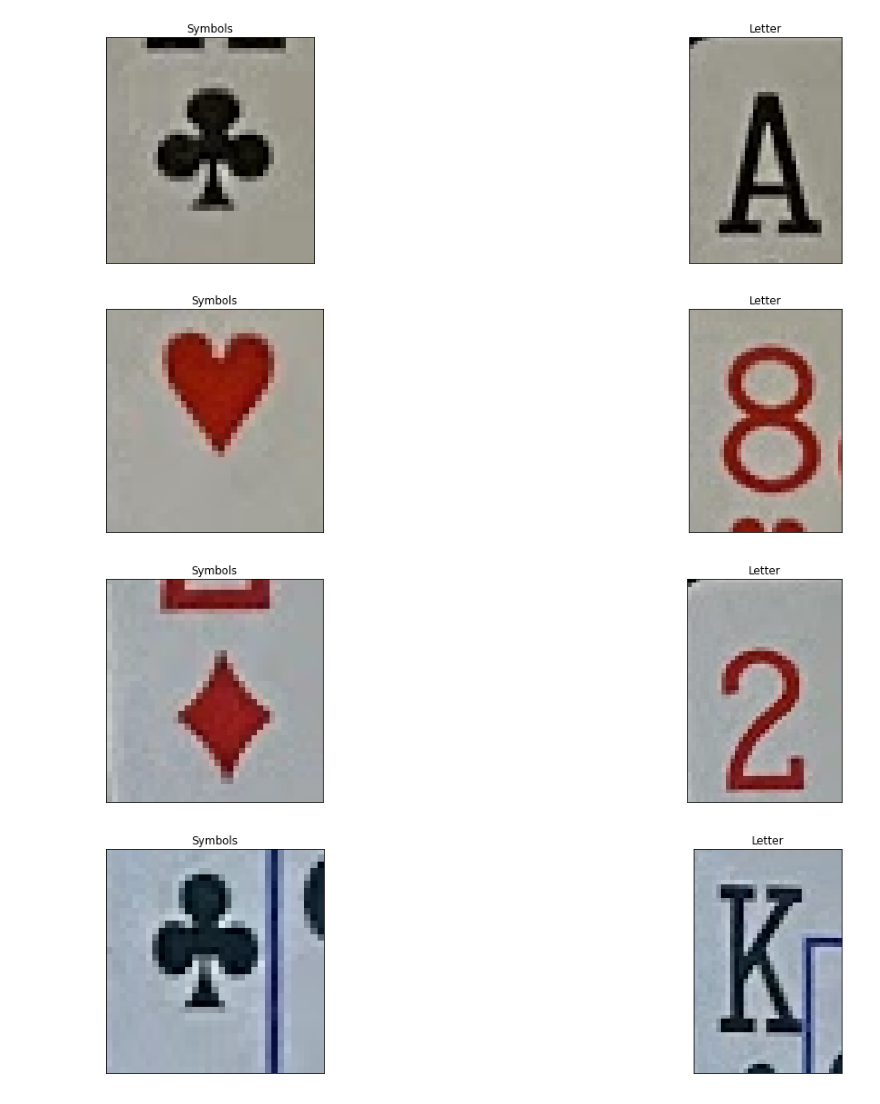
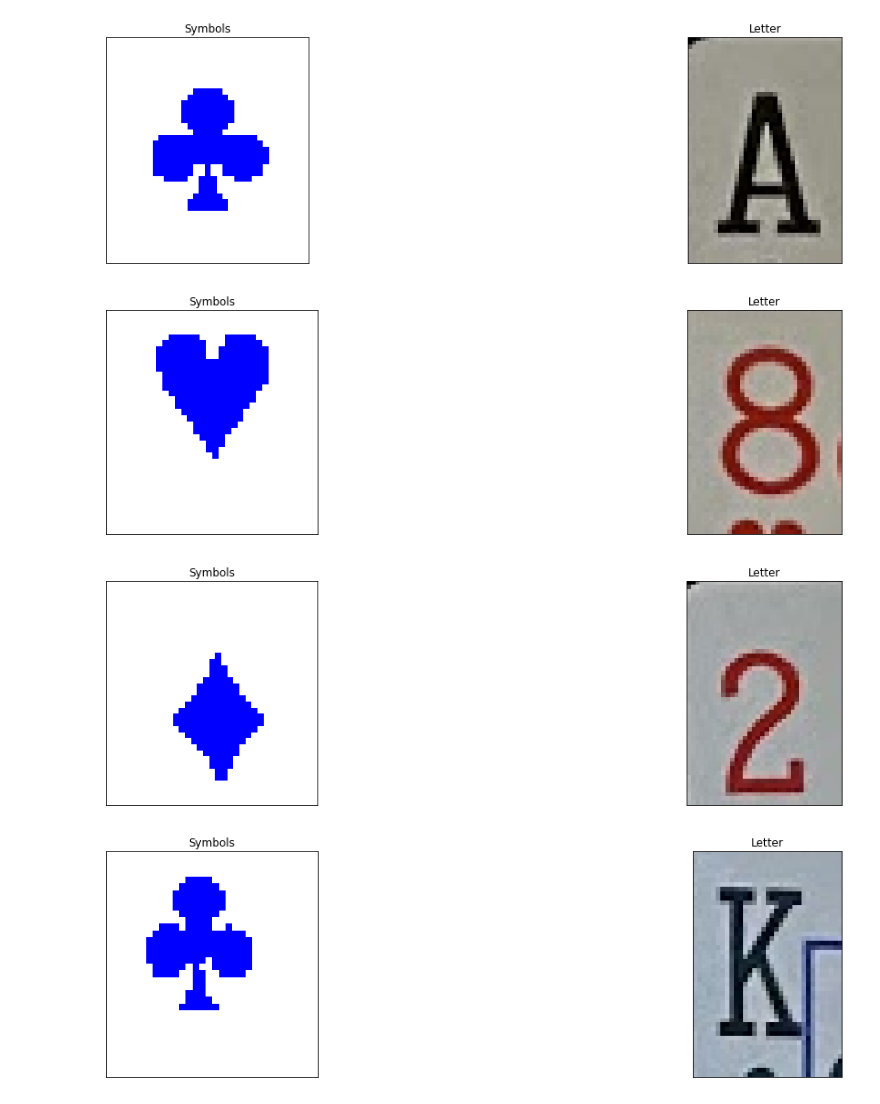
Before and after one commit to C17326283/CardGameAssistant-ImageProcessing, a Jupyter notebook: EoinTesting/Groupassignment.ipynb, the cells around one changed output. Saved outputs shown, nothing was run; the diff lists cells and outputs as text; code cells hidden in the pictures.

Commit message:
symbol isolation changed

```diff
--- a/EoinTesting/Groupassignment.ipynb
+++ b/EoinTesting/Groupassignment.ipynb
@@ -5,40 +5,68 @@ import matplotlib.pyplot as plt
 # %%
 img = cv2.imread("blackcard1.jpg")
 G = cv2.cvtColor(img, cv2.COLOR_BGR2GRAY)
 T = 120
 T, B = cv2.threshold(G, thresh = T, maxval = 255, type = cv2.THRESH_BINARY)
 #inverse = cv2.bitwise_not(B)
 C,_ = cv2.findContours(B, mode=cv2.RETR_EXTERNAL, method=cv2.CHAIN_APPROX_NONE)
 C = sorted(C, key=cv2.contourArea, reverse=True)
 img = cv2.cvtColor(img, cv2.COLOR_BGR2RGB)
 i = 0
 
+
+
+
 while i < 5:
-    largestContour = C[i]
+  largestContour = C[i]
 
-    x,y,w,h = cv2.boundingRect(largestContour)
+  x,y,w,h = cv2.boundingRect(largestContour)
 
-    ROI = img[y:y+h,x:x+w]
+  ROI = img[y:y+h,x:x+w]
 
-    H,W,Channels = ROI.shape
+  H,W,Channels = ROI.shape
 
-    cropped_letter = ROI[6:int(H * 0.2), 3:int(W * 0.2)]
+  cropped_letter = ROI[6:int(H * 0.2), 3:int(W * 0.2)]
 
-    cropped_symbol = ROI[50:int(H * 0.3), 3:int(W * 0.2)]
+  cropped_symbol = ROI[50:int(H * 0.3), 4:int(W * 0.2)]
 
-    plt.figure(2, figsize=(20,10)) #plots each clicked cell beside the isolated version so it can be looked back over
-    chosenCell = plt.subplot(221)
-    chosenCell.set_title("Symbols")
-    plt.imshow(cropped_symbol, cmap='gray'), plt.xticks([]),plt.yticks([])
+  G = cv2.cvtColor(cropped_symbol, cv2.COLOR_BGR2GRAY)
+  T = 120
+  T, B = cv2.threshold(G, thresh = T, maxval = 255, type = cv2.THRESH_BINARY)
+  inverse = cv2.bitwise_not(B)
+  sContour,_ = cv2.findContours(inverse, mode=cv2.RETR_EXTERNAL, method=cv2.CHAIN_APPROX_NONE)
+  sC = sorted(sContour, key=cv2.contourArea, reverse=True)
+  #cropped_symbol = cv2.drawContours(cropped_symbol, sC[0], contourIdx=-1, color=(0,0,255), thickness=1)
 
-    isolated = plt.subplot(222)
-    isolated.set_title("Letter")
-    plt.imshow(cropped_letter, cmap='gray'), plt.xticks([]),plt.yticks([])
-    plt.show()
+  cropped = cropped_symbol
+  croppedH, croppedW, croppedChannels = cropped.shape
+  img_3 = np.zeros([croppedH,croppedW,3],dtype=np.uint8)
+  img_3.fill(255)
+  cv2.fillPoly(img_3, pts =[(sC[0])], color=(0,0,255))
 
-    i = i + 1
+  G = cv2.cvtColor(img_3, cv2.COLOR_BGR2GRAY)
+  T = 120
+  T, B = cv2.threshold(G, thresh = T, maxval = 255, type = cv2.THRESH_BINARY)
+  #inverse = cv2.bitwise_not(B)
+
+  cropped_symbol = cv2.bitwise_and(cropped,cropped, mask= inverse)
+  kernel = np.ones((5,5),np.float32)/25
+  cropped_symbol = cv.filter2D(cropped_symbol,-1,kernel)
+
+  plt.figure(2, figsize=(20,10)) #plots each clicked cell beside the isolated version so it can be looked back over
+  chosenCell = plt.subplot(221)
+  chosenCell.set_title("Symbols")
+  plt.imshow(img_3, cmap='gray'), plt.xticks([]),plt.yticks([])
+
+  isolated = plt.subplot(222)
+  isolated.set_title("Letter")
+  plt.imshow(cropped_letter, cmap='gray'), plt.xticks([]),plt.yticks([])
+  plt.show()
+
+  i = i + 1
+
+cv2.imshow("b", B)
 # %% [output]
-[figure, old version]
+[figure, new version]
-[figure, old version]
+[figure, new version]
-[figure, old version]
+[figure, new version]
-[figure, old version]
+[figure, new version]
```
Also changed, not shown: parts of 1 cell of this notebook.
